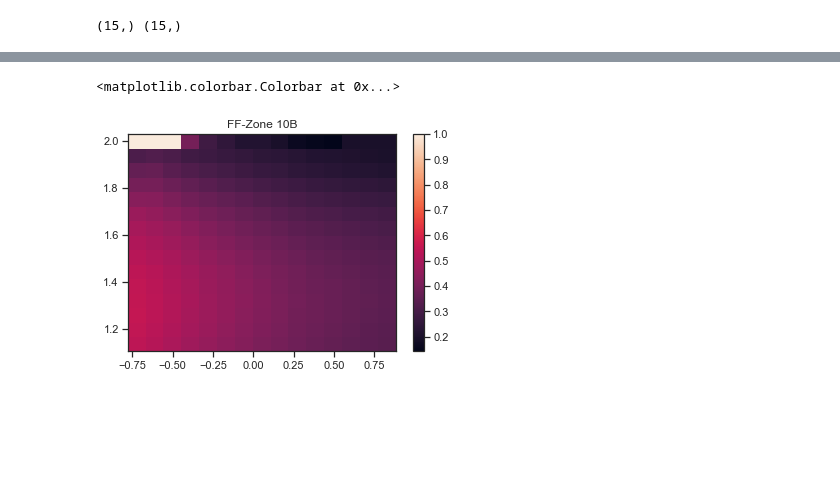
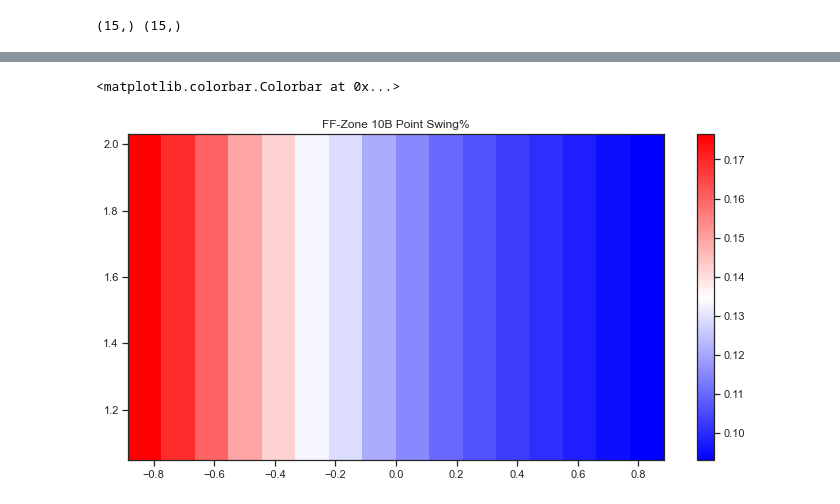
Before and after one commit to everwitt7/PitcherPolicy, a Jupyter notebook: data-cleaning/visualizing-cutoffs/find_obv_cutoffs.ipynb, the cells around one changed output, grey strips where cells are left out. Cells and saved outputs as stored; diff of their text form; code cells hidden in the pictures; blank space fills up the shorter version.

```diff
--- a/data-cleaning/visualizing-cutoffs/find_obv_cutoffs.ipynb
+++ b/data-cleaning/visualizing-cutoffs/find_obv_cutoffs.ipynb
@@ -169,7 +171,7 @@ print(xx.shape, yy.shape)
 # %% [output]
 (15,) (15,)
 # %%
-def calc_swing_pct(x_r, y_r, df):
+def calc_cum_swing_pct(x_r, y_r, df):
     swing_pct = np.zeros((x_r.shape[0],y_r.shape[0]))
     for i, vx in enumerate(x_r):
         for j, vy in enumerate(y_r):
@@ -179,4 +181,4 @@ def calc_swing_pct(x_r, y_r, df):
 
     return swing_pct
 
-swing_pct = calc_swing_pct(xx, yy, z)
+swing_cum_pct = calc_cum_swing_pct(xx, yy, z)
@@ -192,14 +225,14 @@ fig.colorbar(c, ax=ax)
 # %%
-#zone comparisons for each pitch will be the same
-#coords of 10b
+#doing the same for zone 10b
 filt = ff['obv_zone'] == '10b'
-z = ff.loc[filt, ['px', 'py', 'swing']]
+z10 = ff.loc[filt, ['px', 'py', 'swing']]
 
-#I only want the cumulative density of the y axis
+num_points = 16
+xx = np.linspace(-0.829, 0.829, num_points)
+yy = np.linspace(1.078, 2, num_points)
 
-#could have like 16 SUBPLOTS
-num_points = 16
-xx = np.linspace(-0.831, 0.830, num_points)
-yy = np.linspace(1.074, 2, num_points)
-xx = np.delete(xx, 0)
-yy = np.delete(yy, 0)
+#remove the endpoint
+# xx = np.delete(xx, 0)
+# yy = np.delete(yy, 0)
+
+swing_point_pct = calc_point_swing_pct(xx, yy, z10)
@@ -206,12 +251,12 @@ yy = np.delete(yy, 0)
 # %%
-def calc_swing_pct(x_r, y_r, df):
+def calc_cum_swing_pct(x_r, y_r, df):
     swing_pct = np.zeros((x_r.shape[0],y_r.shape[0]))
     for i, vx in enumerate(x_r):
         for j, vy in enumerate(y_r):
-            filt = (df['px'] > vx) & (df['py'] < vy)
+            filt = (df['py'] < vy)
             pitches = df.loc[filt]
             swing_pct[i][j] = pitches['swing'].sum()/pitches['swing'].count()
 
     return swing_pct
 
-swing_pct = calc_swing_pct(xx, yy, z)
+swing_cum_pct = calc_cum_swing_pct(xx, yy, z)
@@ -218,9 +283,10 @@ swing_pct = calc_swing_pct(xx, yy, z)
 # %%
-#this does not tell us how many pitches are in the ball zone - whether the cutoff makes sense
-fig, ax = plt.subplots()
-c = ax.pcolor(xx, yy, swing_pct, shading='auto')
-ax.set_title('FF-Zone 10B')
+w,h = 12,6
+fig, ax = plt.subplots(figsize=(w, h))
+
+c = ax.pcolor(xx, yy, swing_cum_pct, cmap='bwr', shading='auto')
+ax.set_title('FF-Zone 10B Point Swing%')
 fig.colorbar(c, ax=ax)
 # %% [output]
 <matplotlib.colorbar.Colorbar at 0x...>
-[figure, old version]
+[figure, new version]
```
Also changed, not shown: parts of 10 cells of this notebook, 2 other files.
